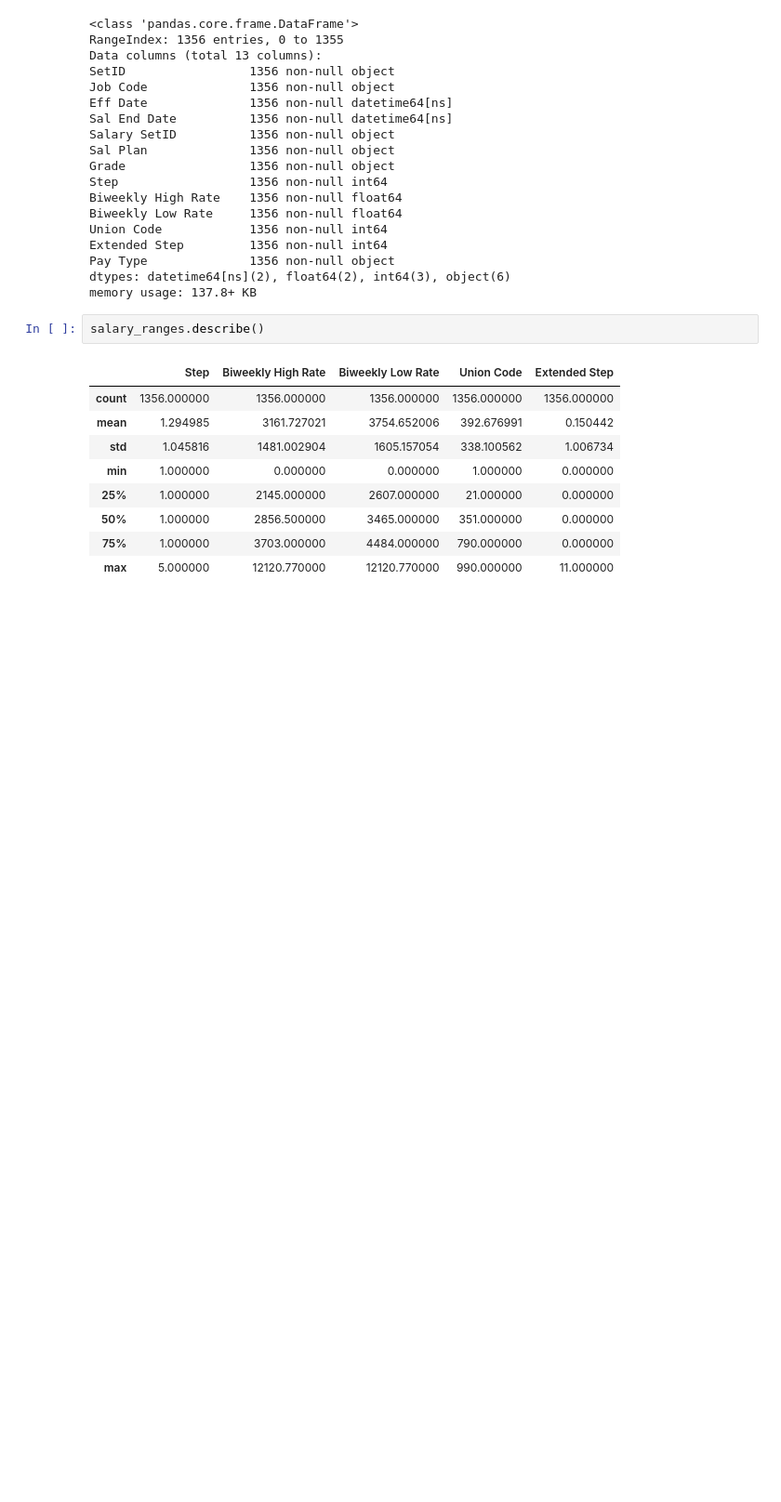
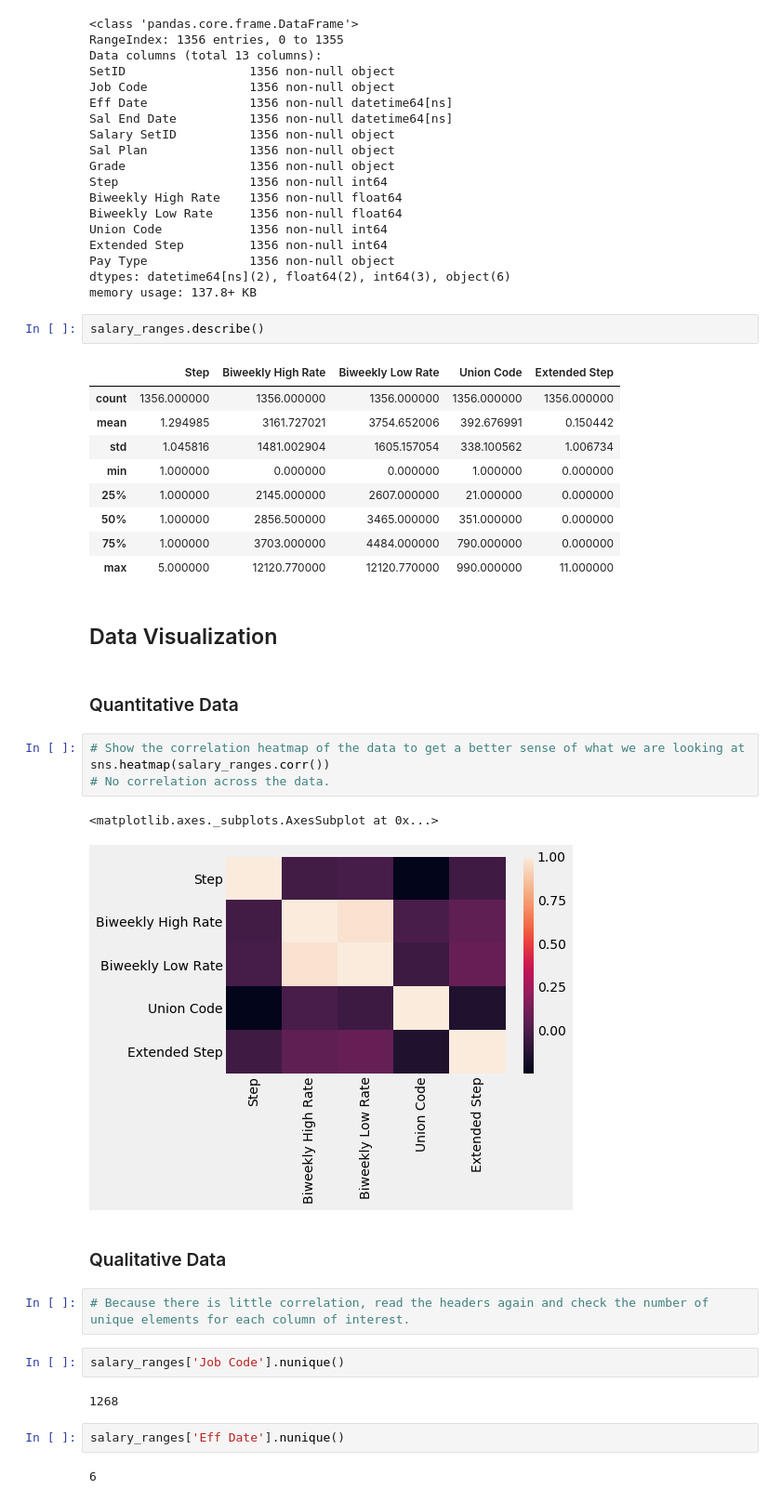
Before and after one commit to yungshun317/feature-understanding, a Jupyter notebook: feature-understanding.ipynb, the cells around one changed output. Shown: that part at 93% size. Cells and saved outputs as stored; diff of their text form; blank space fills up the shorter version.

Commit message:
Use the visualization tool, seaborn, to visualize a linear correlation matrix to get a better understanding of our dataset

```diff
--- a/feature-understanding.ipynb
+++ b/feature-understanding.ipynb
@@ -130,3 +136,26 @@ salary_ranges.describe()
 | 50% | 1.000000 | 2856.500000 | 3465.000000 | 351.000000 | 0.000000 |
 | 75% | 1.000000 | 3703.000000 | 4484.000000 | 790.000000 | 0.000000 |
 | max | 5.000000 | 12120.770000 | 12120.770000 | 990.000000 | 11.000000 |
+# %% [markdown]
+## Data Visualization
+# %% [markdown]
+### Quantitative Data
+# %%
+# Show the correlation heatmap of the data to get a better sense of what we are looking at
+sns.heatmap(salary_ranges.corr())
+# No correlation across the data.
+# %% [output]
+<matplotlib.axes._subplots.AxesSubplot at 0x...>
+[figure, added]
+# %% [markdown]
+### Qualitative Data
+# %%
+# Because there is little correlation, read the headers again and check the number of unique elements for each column of interest.
+# %%
+salary_ranges['Job Code'].nunique()
+# %% [output]
+1268
+# %%
+salary_ranges['Eff Date'].nunique()
+# %% [output]
+6
```
Also changed, not shown: parts of 8 cells of this notebook.
